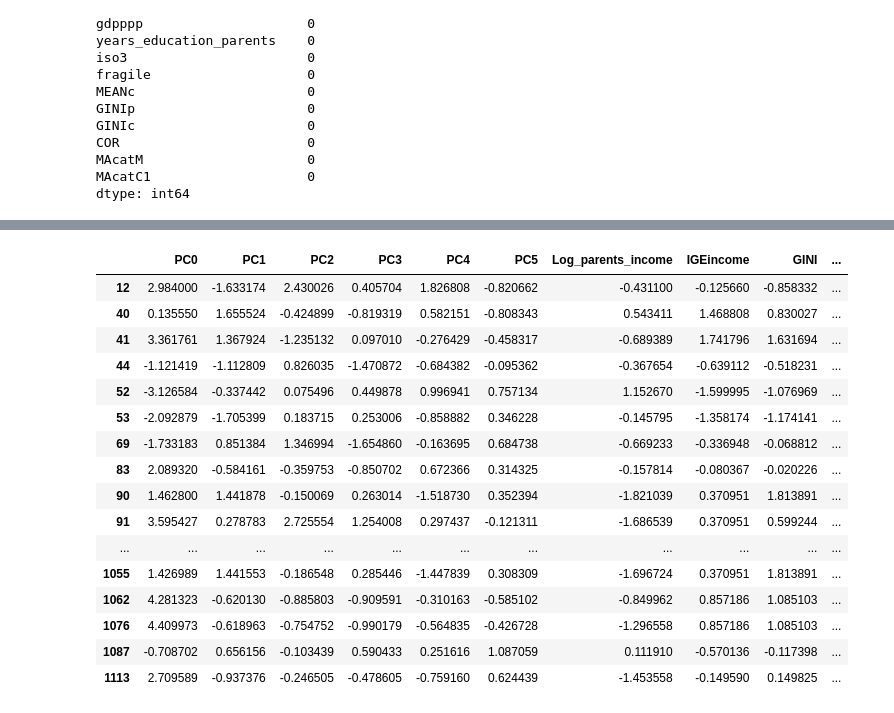
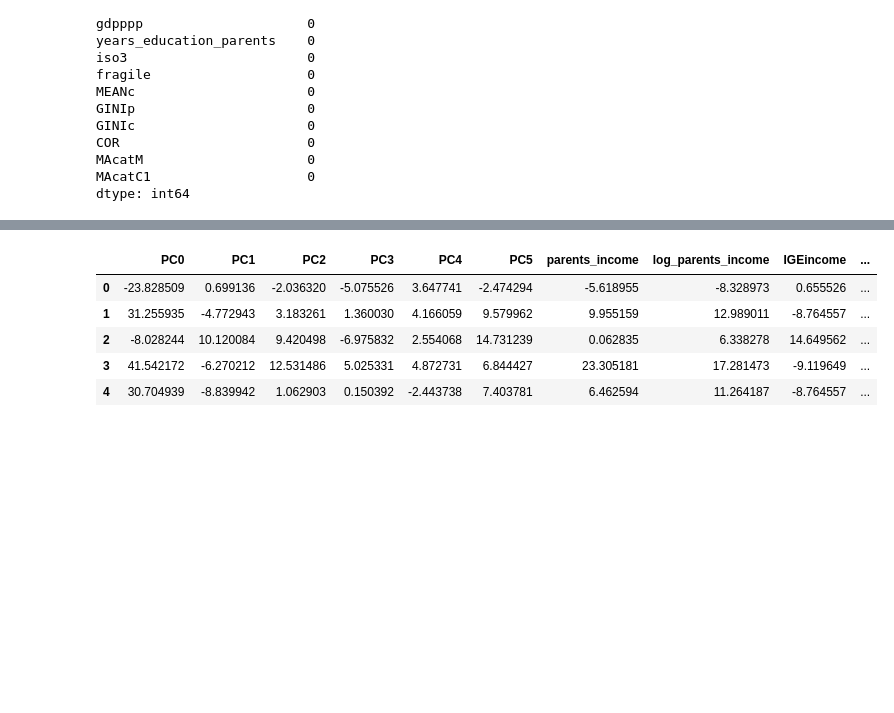
Before and after one commit to polopolopopo13/projet7, a Jupyter notebook: code_projet7.ipynb, the cells around one changed output, grey strips where cells are left out. Drawn from its saved outputs; the diff is of its cells as text; code cells hidden in the pictures; blank space fills up the shorter version.

```diff
--- a/code_projet7.ipynb
+++ b/code_projet7.ipynb
@@ -2433,6 +2465,6 @@ strong multicollinearity or other numerical problems.
 # %%
-features=list(['Log_parents_income','IGEincome','GINI','Log_gdpppp','years_education_parents','fragile','MEANc', 'GINIp','GINIc','COR','MAcatM','MAcatC1'])
+features=list(['parents_income','log_parents_income','IGEincome','GINI','log_gdpppp','years_education_parents','fragile','MEANc', 'GINIp','GINIc','COR','MAcatM','MAcatC1'])
 random_from_CR = pd.DataFrame(scaler.fit_transform(random_from[features]),columns=features)
-random_from_CR = random_from_CR.merge(random_from[['child_income','Log_child_income']],left_index=True,right_index=True)
+random_from_CR = random_from_CR.merge(random_from[['child_income','log_child_income']],left_index=True,right_index=True)
 random_from_CR.head()
 # %% [output]
@@ -2530,30 +2562,21 @@ PC11 -0.006335  0.725303 -0.686689
 # %%
 #Coordonates in PCA
 pca3 = PCA(n_components=6).fit_transform(random_from_CR[features])
-principal=pd.DataFrame(data=pca3, columns=['PC0', 'PC1','PC2','PC3','PC4','PC5'])
-index = pd.DataFrame(random_from_CR[features].index)
-final = pd.concat([principal, index], axis=1)
-final = final.set_index(index.columns[0])
+pca_coordonates=pd.DataFrame(data=pca3, columns=['PC0', 'PC1','PC2','PC3','PC4','PC5'])
+#index = pd.DataFrame(random_from_CR[features].index)
+#final = pd.concat([pca_coordonates, index], axis=1)
+#final = final.set_index(index.columns[0])
 # %%
-final = pd.concat([final, random_from_CR], axis=1, sort=False)
+final = pd.concat([pca_coordonates, random_from_CR.reset_index(drop=True)], axis=1, sort=False)
+# %%
+final=final.multiply(10)
 # %%
-final.head(100)
+final.head(5)
 # %% [output]
-|  | PC0 | PC1 | PC2 | PC3 | PC4 | PC5 | Log_parents_income | IGEincome | GINI | ... |
-| 12 | 2.984000 | -1.633174 | 2.430026 | 0.405704 | 1.826808 | -0.820662 | -0.431100 | -0.125660 | -0.858332 | ... |
-| 40 | 0.135550 | 1.655524 | -0.424899 | -0.819319 | 0.582151 | -0.808343 | 0.543411 | 1.468808 | 0.830027 | ... |
-| 41 | 3.361761 | 1.367924 | -1.235132 | 0.097010 | -0.276429 | -0.458317 | -0.689389 | 1.741796 | 1.631694 | ... |
-| 44 | -1.121419 | -1.112809 | 0.826035 | -1.470872 | -0.684382 | -0.095362 | -0.367654 | -0.639112 | -0.518231 | ... |
-| 52 | -3.126584 | -0.337442 | 0.075496 | 0.449878 | 0.996941 | 0.757134 | 1.152670 | -1.599995 | -1.076969 | ... |
-| 53 | -2.092879 | -1.705399 | 0.183715 | 0.253006 | -0.858882 | 0.346228 | -0.145795 | -1.358174 | -1.174141 | ... |
-| 69 | -1.733183 | 0.851384 | 1.346994 | -1.654860 | -0.163695 | 0.684738 | -0.669233 | -0.336948 | -0.068812 | ... |
-| 83 | 2.089320 | -0.584161 | -0.359753 | -0.850702 | 0.672366 | 0.314325 | -0.157814 | -0.080367 | -0.020226 | ... |
-| 90 | 1.462800 | 1.441878 | -0.150069 | 0.263014 | -1.518730 | 0.352394 | -1.821039 | 0.370951 | 1.813891 | ... |
-| 91 | 3.595427 | 0.278783 | 2.725554 | 1.254008 | 0.297437 | -0.121311 | -1.686539 | 0.370951 | 0.599244 | ... |
-| ... | ... | ... | ... | ... | ... | ... | ... | ... | ... | ... |
-| 1055 | 1.426989 | 1.441553 | -0.186548 | 0.285446 | -1.447839 | 0.308309 | -1.696724 | 0.370951 | 1.813891 | ... |
-| 1062 | 4.281323 | -0.620130 | -0.885803 | -0.909591 | -0.310163 | -0.585102 | -0.849962 | 0.857186 | 1.085103 | ... |
-| 1076 | 4.409973 | -0.618963 | -0.754752 | -0.990179 | -0.564835 | -0.426728 | -1.296558 | 0.857186 | 1.085103 | ... |
-| 1087 | -0.708702 | 0.656156 | -0.103439 | 0.590433 | 0.251616 | 1.087059 | 0.111910 | -0.570136 | -0.117398 | ... |
-| 1113 | 2.709589 | -0.937376 | -0.246505 | -0.478605 | -0.759160 | 0.624439 | -1.453558 | -0.149590 | 0.149825 | ... |
+|  | PC0 | PC1 | PC2 | PC3 | PC4 | PC5 | parents_income | log_parents_income | IGEincome | ... |
+| 0 | -23.828509 | 0.699136 | -2.036320 | -5.075526 | 3.647741 | -2.474294 | -5.618955 | -8.328973 | 0.655526 | ... |
+| 1 | 31.255935 | -4.772943 | 3.183261 | 1.360030 | 4.166059 | 9.579962 | 9.955159 | 12.989011 | -8.764557 | ... |
+| 2 | -8.028244 | 10.120084 | 9.420498 | -6.975832 | 2.554068 | 14.731239 | 0.062835 | 6.338278 | 14.649562 | ... |
+| 3 | 41.542172 | -6.270212 | 12.531486 | 5.025331 | 4.872731 | 6.844427 | 23.305181 | 17.281473 | -9.119649 | ... |
+| 4 | 30.704939 | -8.839942 | 1.062903 | 0.150392 | -2.443738 | 7.403781 | 6.462594 | 11.264187 | -8.764557 | ... |
 # %%
```
Also changed, not shown: parts of 115 cells of this notebook.
